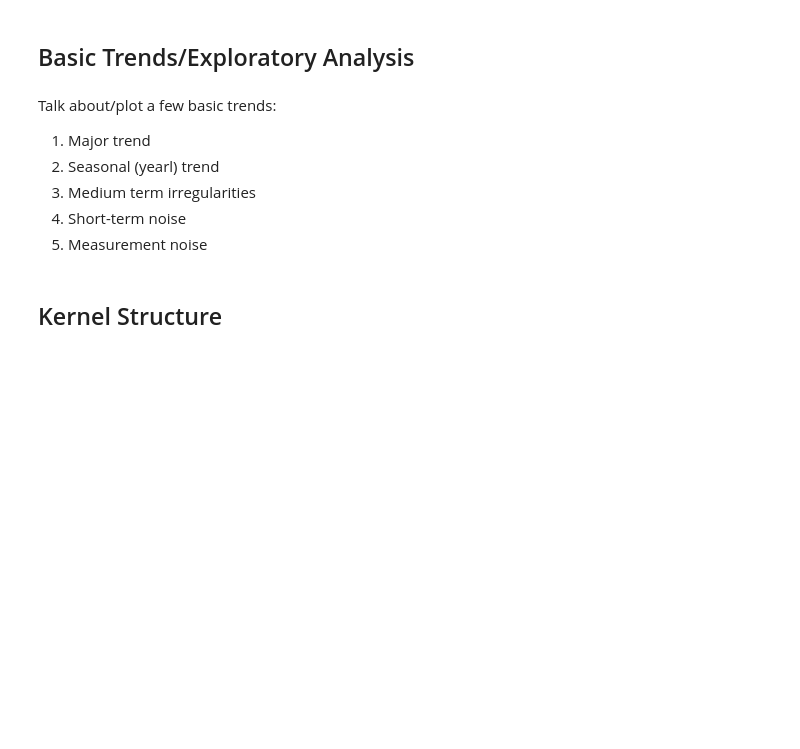
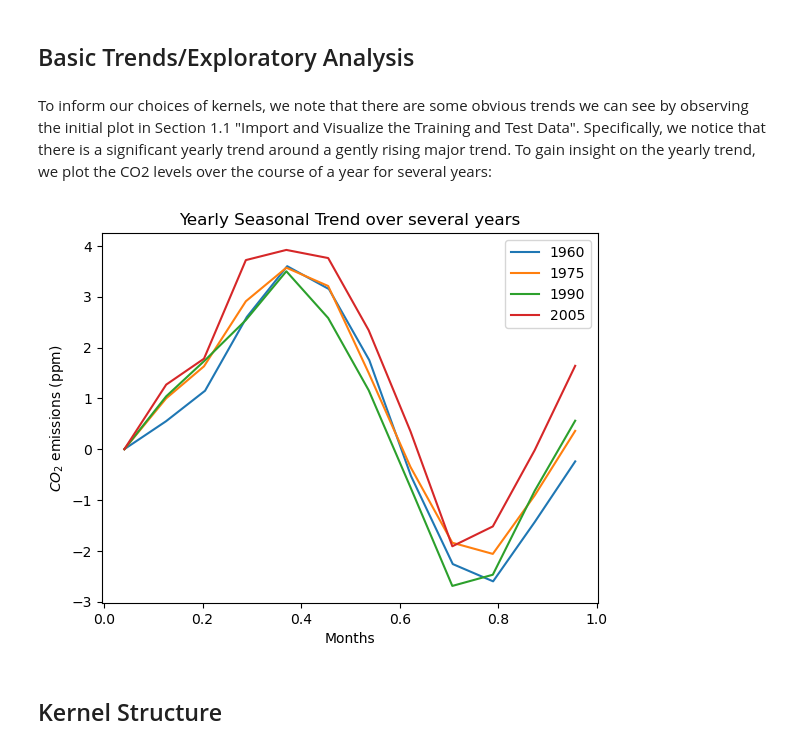
Before and after one commit to twilkening/ae8803, a Jupyter notebook: Assignment2-BuildGP/AE8803_assignment2_TeoWilkening.ipynb, the cells around one changed output. Cells and saved outputs as stored; diff of their text form; code cells hidden in the pictures; blank space fills up the shorter version.

Commit message:
basic trends plot added and other cleaning of notebook

```diff
--- a/Assignment2-BuildGP/AE8803_assignment2_TeoWilkening.ipynb
+++ b/Assignment2-BuildGP/AE8803_assignment2_TeoWilkening.ipynb
@@ -155,14 +155,27 @@ One method for approaching this problem is the Maximum a Posteriori (MAP) estima
 In our report we will lean on the MAP, as seen in section 5 "Fitting of Kernel Hyperparameters."
 # %% [markdown]
 ## Basic Trends/Exploratory Analysis
-# %% [markdown]
-Talk about/plot a few basic trends:
-
-1. Major trend
-2. Seasonal (yearl) trend
-3. Medium term irregularities
-4. Short-term noise
-5. Measurement noise
+# %% [markdown]
+To inform our choices of kernels, we note that there are some obvious trends we can see by observing the initial plot in Section 1.1 "Import and Visualize the Training and Test Data". Specifically, we notice that there is a significant yearly trend around a gently rising major trend. To gain insight on the yearly trend, we plot the CO2 levels over the course of a year for several years:
+# %%
+fig = plt.figure()
+years = np.arange(1960,2010+1,15)
+for i in range(0,len(years)):
+    data = df[(df['Date'] >= years[i]) & (df['Date'] < years[i] + 1)]
+    lbl = str(years[i])
+    # set x-axis to months
+    months = data['Date'].values - years[i]
+    # normalize data to the beginning of the year:
+    co2 = data['CO2'].values - data['CO2'].values[0]
+    plt.plot(months, co2,ms=0.75,label=lbl)
+
+plt.legend()
+plt.xlabel('Months')
+plt.ylabel(r'$CO_2$ emissions (ppm)')
+plt.title('Yearly Seasonal Trend over several years')
+plt.show()
+# %% [output]
+[figure, added]
 # %% [markdown]
 ## Kernel Structure
 # %% [markdown]
```
Also changed, not shown: parts of 37 cells of this notebook.
